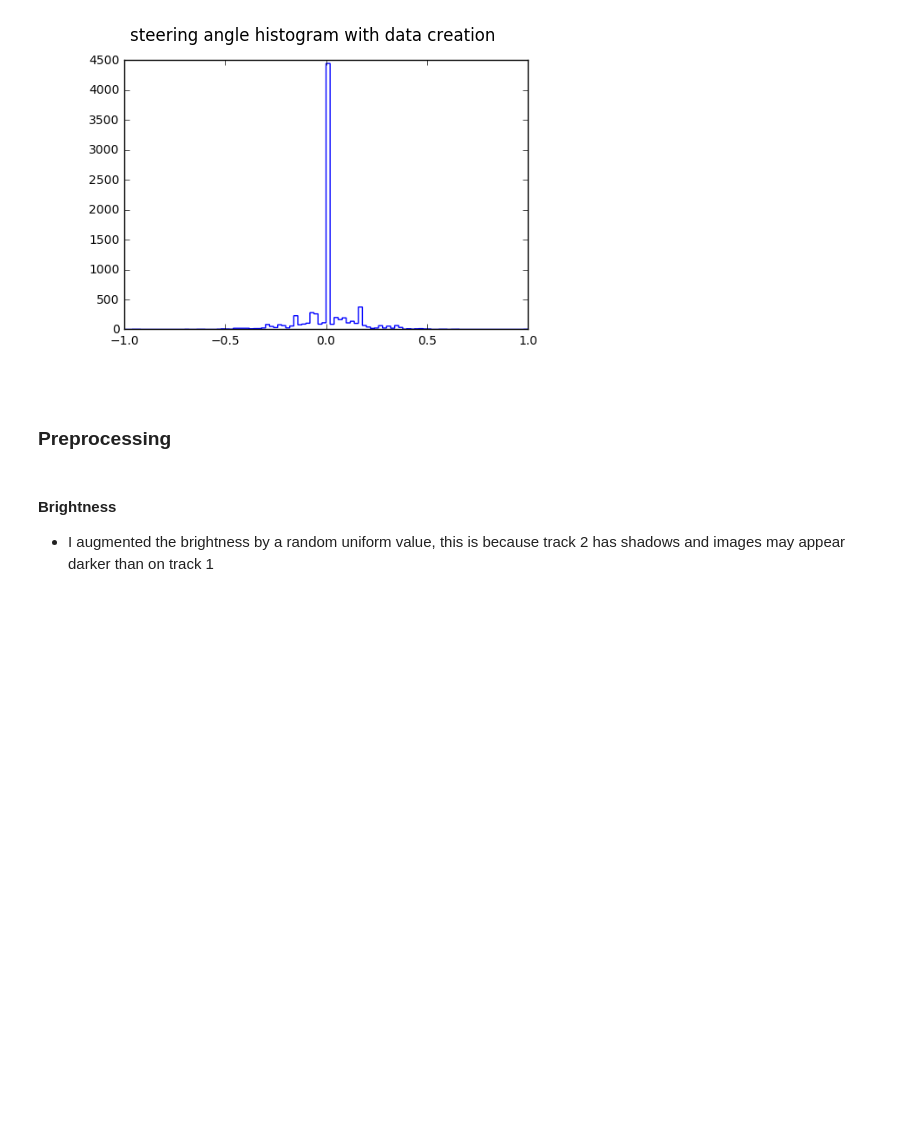
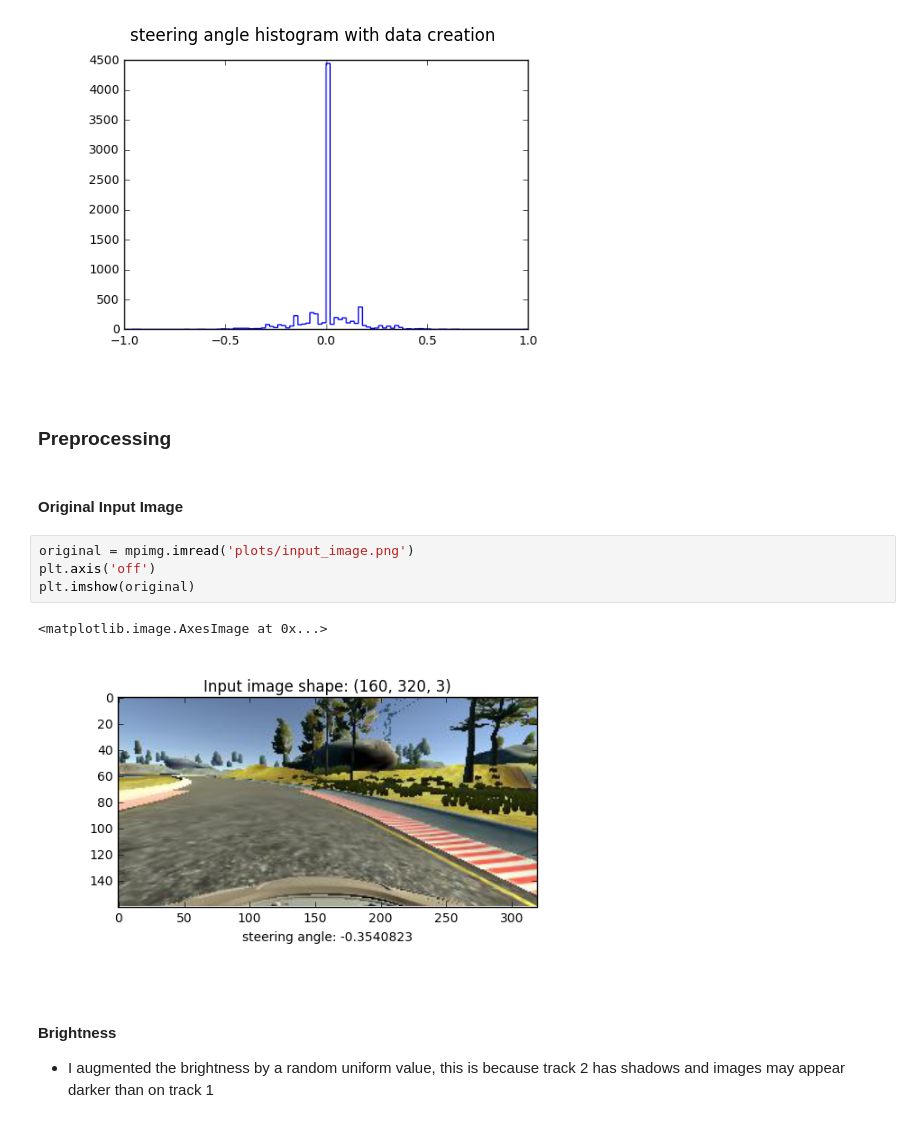
Before and after one commit to JonathanCMitchell/CarND-Behavioral-Cloning-P3, a Jupyter notebook: Pipeline-Final.ipynb, the cells around one changed output. Saved outputs shown, nothing was run; the diff lists cells and outputs as text; blank space fills up the shorter version.

```diff
--- a/Pipeline-Final.ipynb
+++ b/Pipeline-Final.ipynb
@@ -555,6 +566,15 @@ plt.imshow(hist_no_creation)
 [figure]
 # %% [markdown]
 ### Preprocessing
+# %% [markdown]
+#### Original Input Image
+# %%
+original = mpimg.imread('plots/input_image.png')
+plt.axis('off')
+plt.imshow(original)
+# %% [output]
+<matplotlib.image.AxesImage at 0x...>
+[figure, added]
 # %% [markdown]
 #### Brightness
 * I augmented the brightness by a random uniform value, this is because track 2 has shadows and images may appear darker than on track 1
```
Also changed, not shown: parts of 31 cells of this notebook, 13 other files.
